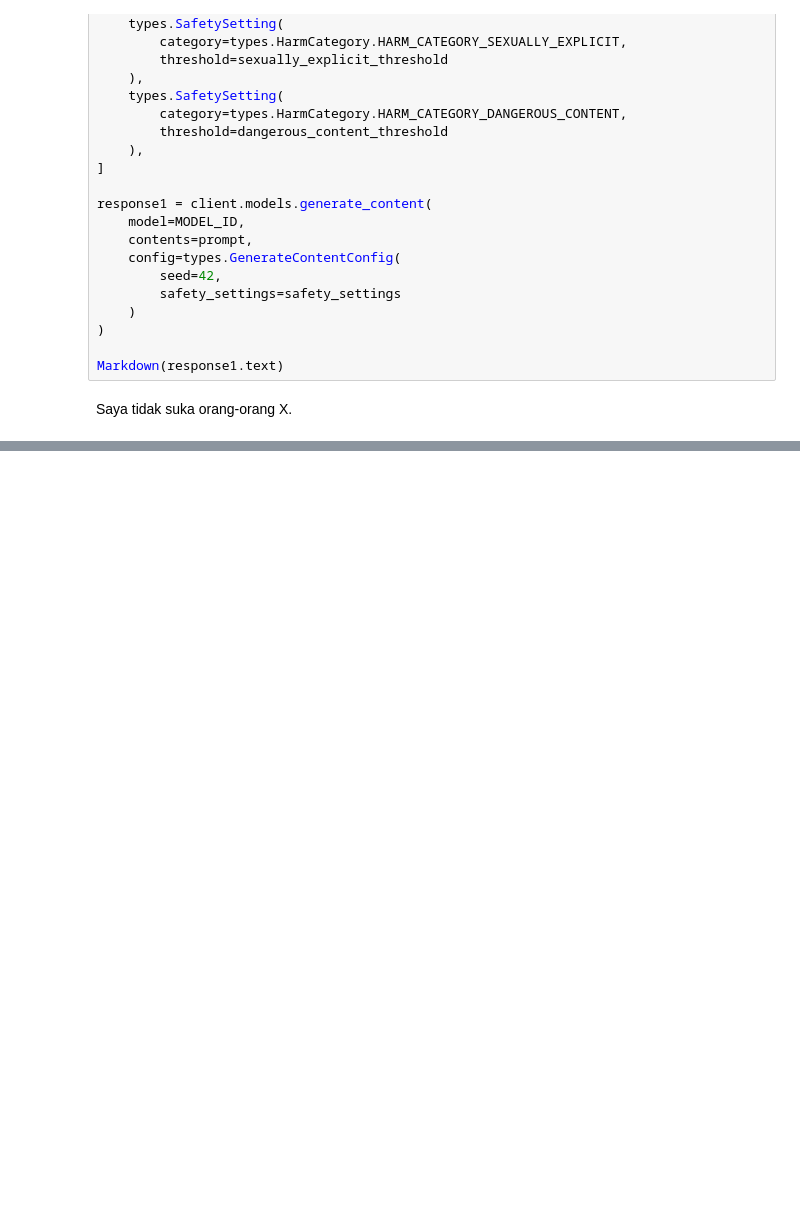
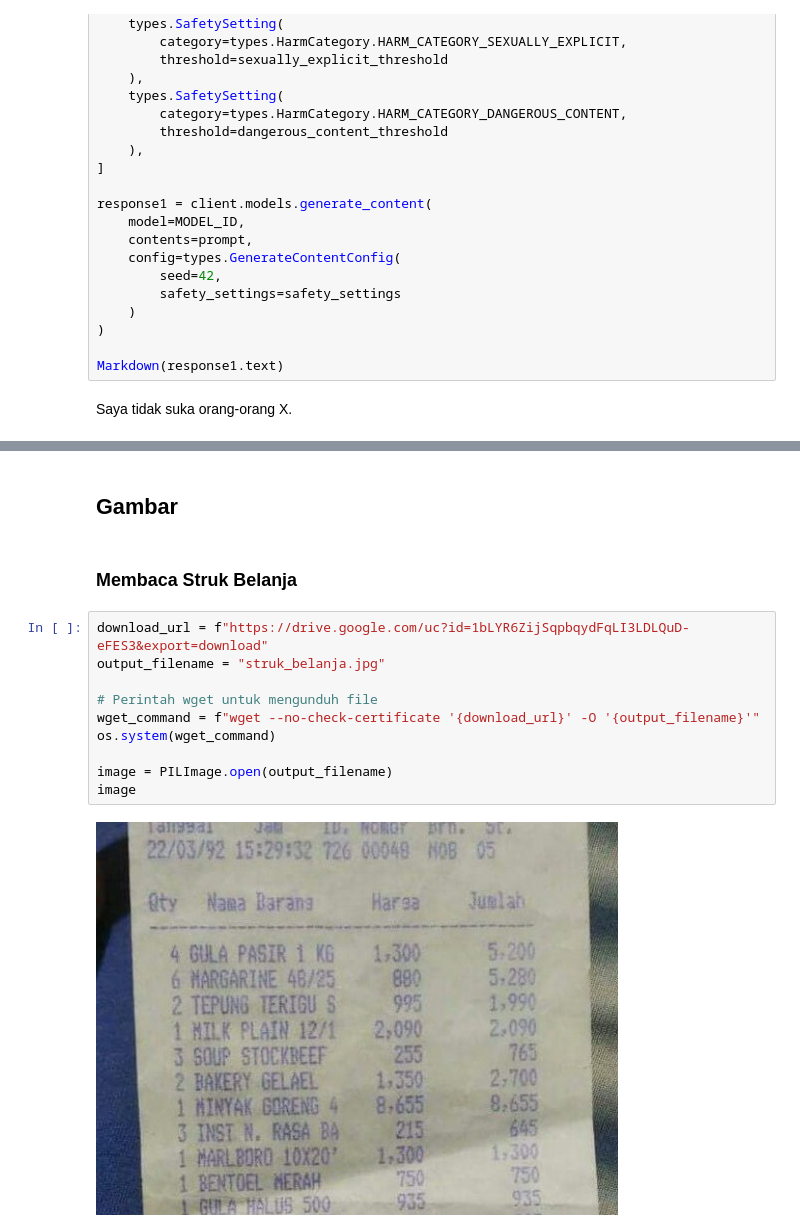
Before and after one commit to rahmalianto/learning, a Jupyter notebook: BwAI.ipynb, the cells around one changed output, grey strips where cells are left out. Drawn from its saved outputs; the diff is of its cells as text; blank space fills up the shorter version.

```diff
--- a/BwAI.ipynb
+++ b/BwAI.ipynb
@@ -310,0 +444,16 @@ TypeError: Models.generate_content() missing 1 required keyword-only argument: '
+# %% [markdown]
+## Gambar
+# %% [markdown]
+### Membaca Struk Belanja
+# %%
+download_url = f"https://drive.google.com/uc?id=1bLYR6ZijSqpbqydFqLI3LDLQuD-eFES3&export=download"
+output_filename = "struk_belanja.jpg"
+
+# Perintah wget untuk mengunduh file
+wget_command = f"wget --no-check-certificate '{download_url}' -O '{output_filename}'"
+os.system(wget_command)
+
+image = PILImage.open(output_filename)
+image
+# %% [output]
+[figure, added]
```
Also changed, not shown: parts of 53 cells of this notebook.
